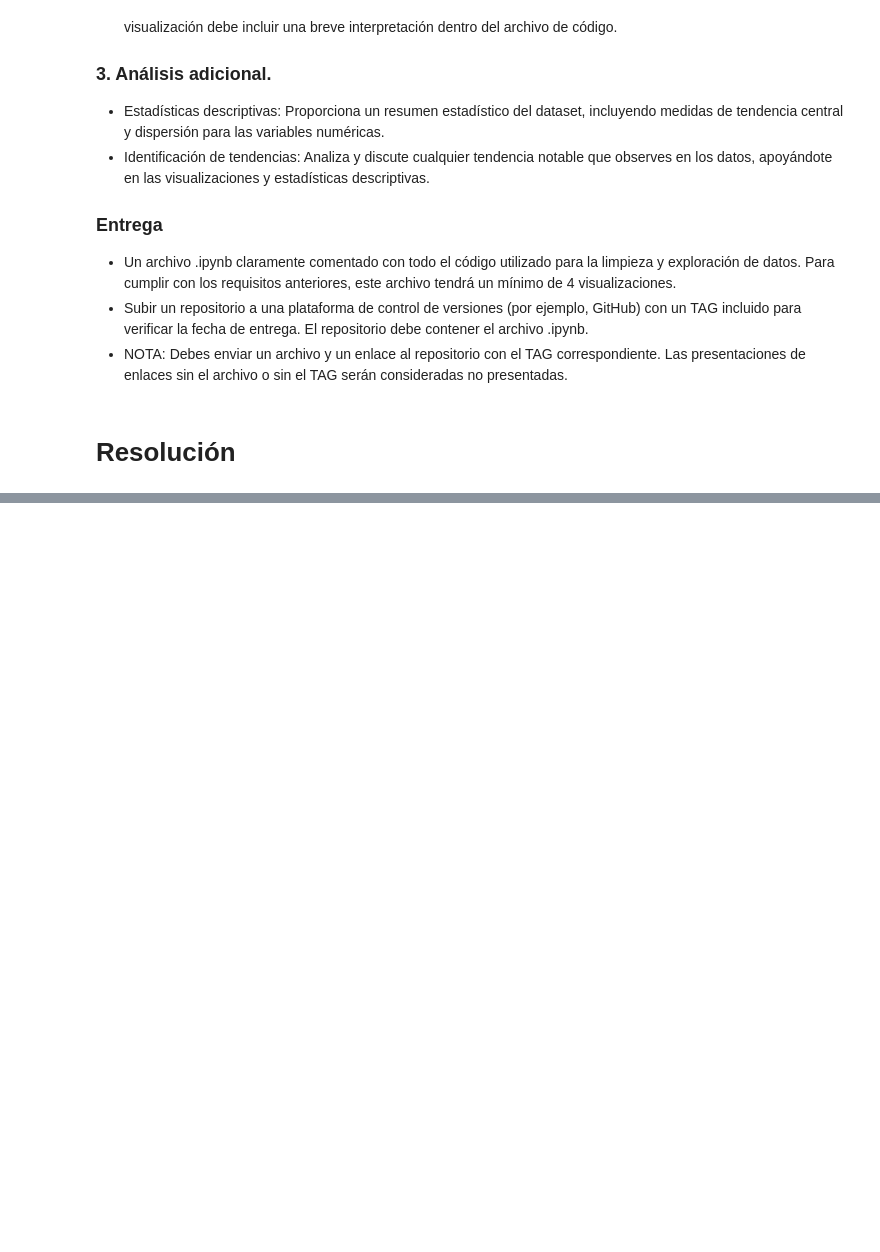
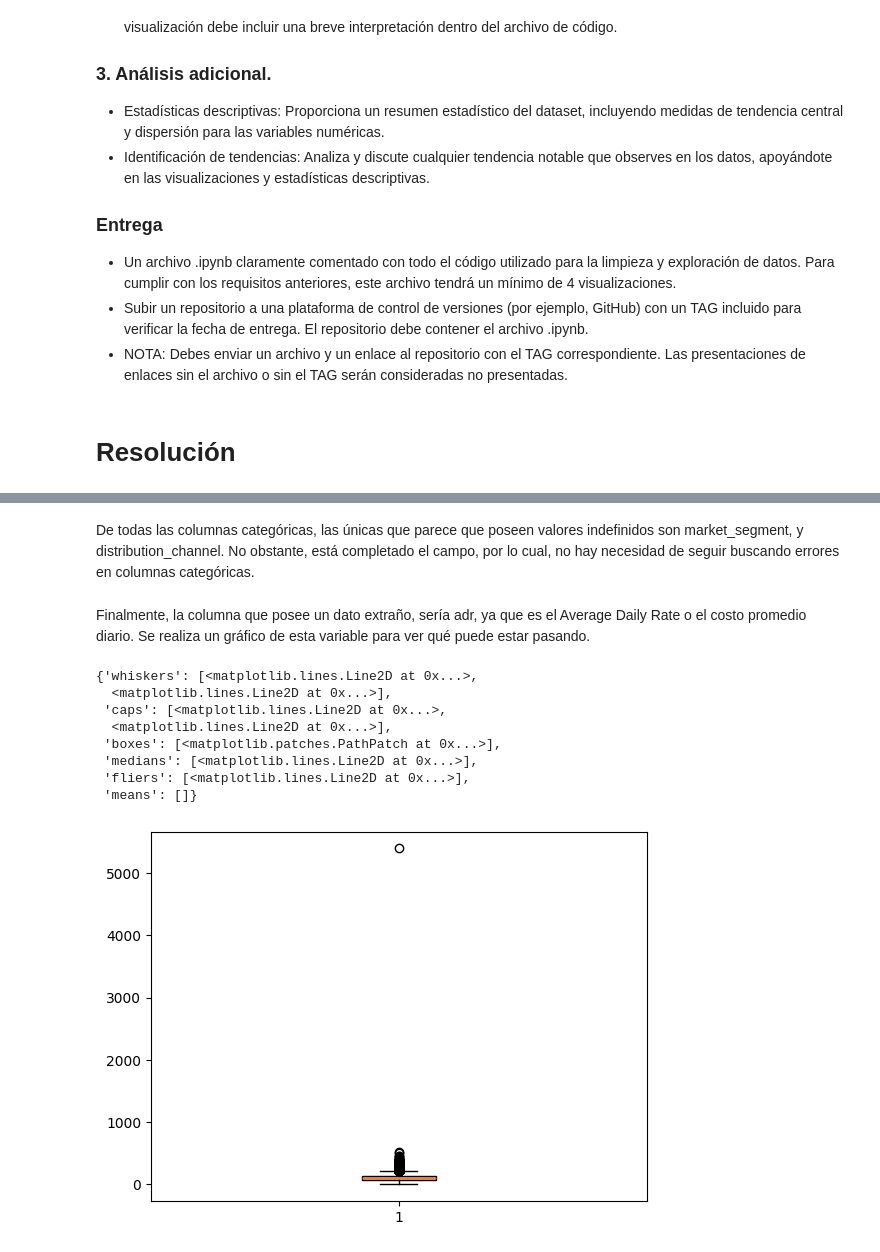
Before and after one commit to dmnunez1993/examenes-coding-dojo, a Jupyter notebook: examen-certificacion-intento-2-ds/notebooks/examen-certificacion-intento-2.ipynb, the cells around one changed output, grey strips where cells are left out. Cells and saved outputs as stored; diff of their text form; code cells hidden in the pictures; blank space fills up the shorter version.

```diff
--- a/examen-certificacion-intento-2-ds/notebooks/examen-certificacion-intento-2.ipynb
+++ b/examen-certificacion-intento-2-ds/notebooks/examen-certificacion-intento-2.ipynb
@@ -37,0 +526,12 @@ El dataset puede ser encontrado [aquí](https://www.kaggle.com/datasets/jessemos
+# %%
+from datetime import datetime
+
+def _crear_fecha(x):
+    year = x["arrival_date_year"]
+    month = x["arrival_date_month"]
+    day = str(x["arrival_date_day_of_month"]).zfill(2)
+
+    date_str = f"{year}-{month}-{day}"
+    return pd.to_datetime(date_str, format="%Y-%B-%d")
+
+df["arrival_date"] = df.apply(_crear_fecha, axis=1)
@@ -37,0 +549,2 @@ El dataset puede ser encontrado [aquí](https://www.kaggle.com/datasets/jessemos
+# %%
+df["reservation_status_date"] = pd.to_datetime(df["reservation_status_date"])
@@ -37,0 +555,2 @@ El dataset puede ser encontrado [aquí](https://www.kaggle.com/datasets/jessemos
+# %%
+df["stays_nights"] = df["stays_in_week_nights"] + df["stays_in_weekend_nights"]
@@ -37,0 +659,21 @@ El dataset puede ser encontrado [aquí](https://www.kaggle.com/datasets/jessemos
+# %% [markdown]
+De todas las columnas categóricas, las únicas que parece que poseen valores indefinidos son market_segment, y distribution_channel. No obstante, está completado el campo, por lo cual, no hay necesidad de seguir buscando errores en columnas categóricas.
+# %% [markdown]
+Finalmente, la columna que posee un dato extraño, sería adr, ya que es el Average Daily Rate o el costo promedio diario. Se realiza un gráfico de esta variable para ver qué puede estar pasando.
+# %%
+plt.boxplot(
+    df["adr"],
+    notch=False,
+    patch_artist=True,
+    boxprops={"facecolor": 'skyblue', "color": 'black'},
+)
+# %% [output]
+{'whiskers': [<matplotlib.lines.Line2D at 0x...>,
+  <matplotlib.lines.Line2D at 0x...>],
+ 'caps': [<matplotlib.lines.Line2D at 0x...>,
+  <matplotlib.lines.Line2D at 0x...>],
+ 'boxes': [<matplotlib.patches.PathPatch at 0x...>],
+ 'medians': [<matplotlib.lines.Line2D at 0x...>],
+ 'fliers': [<matplotlib.lines.Line2D at 0x...>],
+ 'means': []}
+[figure, added]
```
Also changed, not shown: parts of 107 cells of this notebook, 1 other file.
